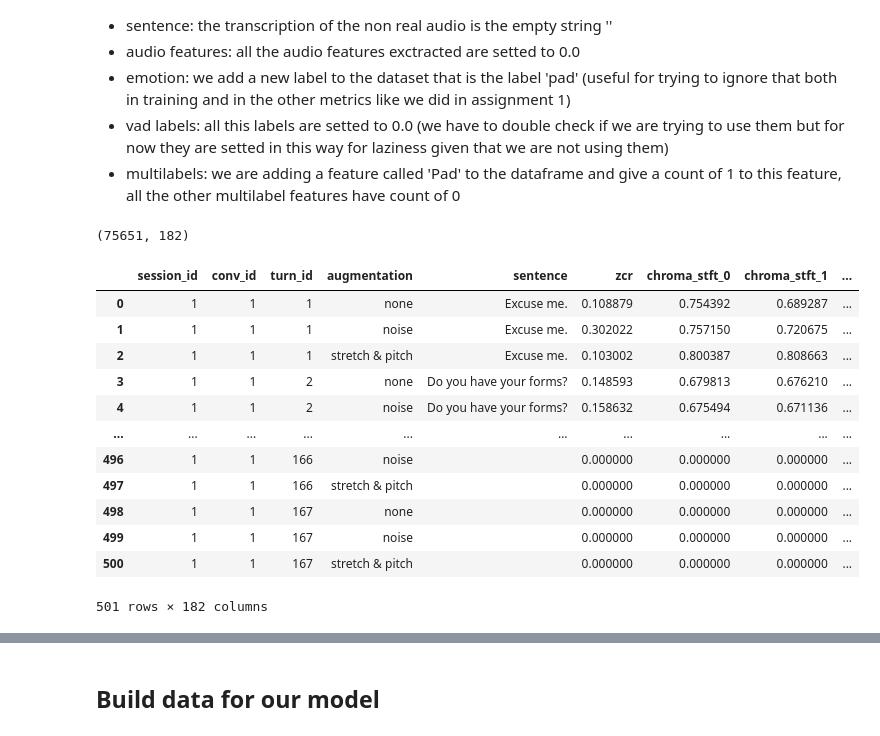
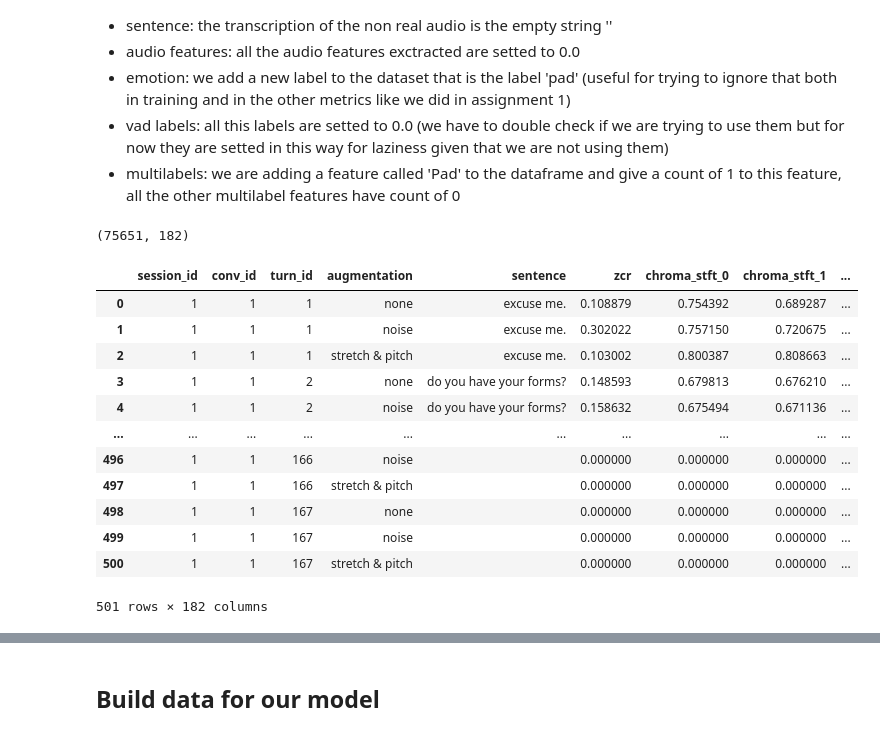
Before and after one commit to eskinderit/A-comparison-of-small-and-large-uni-multi-modal-language-models-for-sentiment-analysis-, a Jupyter notebook: IEMOCAP.ipynb, the cells around one changed output, grey strips where cells are left out. Cells and saved outputs as stored; diff of their text form; code cells hidden in the pictures.

```diff
--- a/IEMOCAP.ipynb
+++ b/IEMOCAP.ipynb
@@ -407,14 +482,14 @@ override_features = False
 if override_features:
     augmentations = {0: 'none', 1: 'noise', 2: 'stretch & pitch'}
     X, Y , paths = [], [], []
-    path = df.iloc[0,4]
+    path = new_df.iloc[0,4]
     feature, label = get_features(path, get_label='True')
     label = ['session_id', 'conv_id', 'turn_id', 'augmentation'] + label
     for i, ele in enumerate(feature):
-        X.append(df.iloc[0,:3].tolist() + [augmentations[i]] + ele.tolist())
+        X.append(new_df.iloc[0,:3].tolist() + [augmentations[i]] + ele.tolist())
         Y.append(emotion)
         paths.append(path)
-    for sid, cid, tid, path, emotion in tqdm(zip(df[1:].session_id, df[1:].conv_id, df[1:].turn_id, df[1:].path, df[1:].emotion)):
+    for sid, cid, tid, path, emotion in tqdm(zip(new_df[1:].session_id, new_df[1:].conv_id, new_df[1:].turn_id, new_df[1:].path, new_df[1:].emotion)):
         feature = get_features(path)
         for i, ele in enumerate(feature):
             X.append([sid, cid, tid, augmentations[i]] + ele.tolist())
@@ -424,8 +499,9 @@ if override_features:
     Features['emotion'] = Y
     Features.to_csv('features.csv', index=False)
 Features = pd.read_csv('features.csv')
-new_df = df.set_index(["session_id", "conv_id", "turn_id"]).join(Features.set_index(["session_id", "conv_id", "turn_id"]), lsuffix='_caller').reset_index()\
-.drop(['path','emotion_caller'], axis=1).reindex(columns = list(df.columns[:3]) + [Features.columns[3], df.columns[3]] + list(Features.columns[4:-1]) + list(df.columns[5:]))
+num_audio_features = len(Features.columns[4:-1])
+new_df = new_df.set_index(["session_id", "conv_id", "turn_id"]).join(Features.set_index(["session_id", "conv_id", "turn_id"]), lsuffix='_caller').reset_index()\
+.drop(['path','emotion_caller'], axis=1).reindex(columns = list(new_df.columns[:3]) + [Features.columns[3], new_df.columns[3]] + list(Features.columns[4:-1]) + list(new_df.columns[5:]))
 print(new_df.shape)
 new_df.head()
 # %% [output]
@@ -448,28 +524,28 @@ for the turns that aren't real we fill the features of the dataframe in this way
 - vad labels: all this labels are setted to 0.0 (we have to double check if we are trying to use them but for now they are setted in this way for laziness given that we are not using them)
 - multilabels: we are adding a feature called 'Pad' to the dataframe and give a count of 1 to this feature, all the other multilabel features have count of 0
 # %%
-padded_df = pd.DataFrame(data=list(product(new_df.conv_id.unique(), np.arange(1, max_conv_length+1), new_df.augmentation.unique())),columns=['conv_id', 'turn_id', 'augmentation'])
-padded_df = pd.merge(new_df, padded_df, how='right', on=['conv_id', 'turn_id', 'augmentation'])
+padded_augmented_df = pd.DataFrame(data=list(product(new_df.conv_id.unique(), np.arange(1, max_conv_length+1), new_df.augmentation.unique())),columns=['conv_id', 'turn_id', 'augmentation'])
+padded_augmented_df = pd.merge(new_df, padded_augmented_df, how='right', on=['conv_id', 'turn_id', 'augmentation'])
 multilabels = ['Anger',	'Happiness',	'Sadness',	'Neutral',	'Frustration',	'Excited',	'Fear',	'Surprise',	'Disgust',	'Other']
 conv_to_session = {c:s for s,c in zip(conv_counts_df.session_id, conv_counts_df.conv_id)}
-padded_df.session_id = padded_df.conv_id.apply(lambda c: conv_to_session[c]) # session_id fillna
-padded_df.sentence = padded_df.sentence.fillna('') # sentence fillna
-padded_df.iloc[:, 5:167] = padded_df.iloc[:, 5:167].fillna(0) # audio features fillna
-padded_df.emotion = padded_df.emotion.fillna('pad') # emotion label fillna
-padded_df.iloc[:, 168:171] = padded_df.iloc[:, 168:171].fillna(0) # VAD label fillna
+padded_augmented_df.session_id = padded_augmented_df.conv_id.apply(lambda c: conv_to_session[c]) # session_id fillna
+padded_augmented_df.sentence = padded_augmented_df.sentence.fillna('') # sentence fillna
+padded_augmented_df.iloc[:, 5:167] = padded_augmented_df.iloc[:, 5:167].fillna(0) # audio features fillna
+padded_augmented_df.emotion = padded_augmented_df.emotion.fillna('pad') # emotion label fillna
+padded_augmented_df.iloc[:, 168:171] = padded_augmented_df.iloc[:, 168:171].fillna(0) # VAD label fillna
  # adding Pad multilabel label and fillna of the other multilabel labels
-padded_df.iloc[:, 171:] = padded_df.iloc[:, 171:].fillna(0); padded_df["Pad"]= 0; padded_df.iloc[padded_df.emotion == 'pad', -1] = 1
-padded_df = padded_df.astype({ml:'int' for ml in multilabels})
-print(padded_df.shape)
-padded_df[padded_df.conv_id == 1] # conv_id 97 is the longest conversation
+padded_augmented_df.iloc[:, 171:] = padded_augmented_df.iloc[:, 171:].fillna(0); padded_augmented_df["Pad"]= 0; padded_augmented_df.iloc[padded_augmented_df.emotion == 'pad', -1] = 1
+padded_augmented_df = padded_augmented_df.astype({ml:'int' for ml in multilabels})
+print(padded_augmented_df.shape)
+padded_augmented_df[padded_augmented_df.conv_id == 1] # conv_id 97 is the longest conversation
 # %% [output]
 (75651, 182)
 |  | session_id | conv_id | turn_id | augmentation | sentence | zcr | chroma_stft_0 | chroma_stft_1 | ... |
-| 0 | 1 | 1 | 1 | none | Excuse me. | 0.108879 | 0.754392 | 0.689287 | ... |
-| 1 | 1 | 1 | 1 | noise | Excuse me. | 0.302022 | 0.757150 | 0.720675 | ... |
-| 2 | 1 | 1 | 1 | stretch & pitch | Excuse me. | 0.103002 | 0.800387 | 0.808663 | ... |
-| 3 | 1 | 1 | 2 | none | Do you have your forms? | 0.148593 | 0.679813 | 0.676210 | ... |
-| 4 | 1 | 1 | 2 | noise | Do you have your forms? | 0.158632 | 0.675494 | 0.671136 | ... |
+| 0 | 1 | 1 | 1 | none | excuse me. | 0.108879 | 0.754392 | 0.689287 | ... |
+| 1 | 1 | 1 | 1 | noise | excuse me. | 0.302022 | 0.757150 | 0.720675 | ... |
+| 2 | 1 | 1 | 1 | stretch & pitch | excuse me. | 0.103002 | 0.800387 | 0.808663 | ... |
+| 3 | 1 | 1 | 2 | none | do you have your forms? | 0.148593 | 0.679813 | 0.676210 | ... |
+| 4 | 1 | 1 | 2 | noise | do you have your forms? | 0.158632 | 0.675494 | 0.671136 | ... |
 | ... | ... | ... | ... | ... | ... | ... | ... | ... | ... |
 | 496 | 1 | 1 | 166 | noise |  | 0.000000 | 0.000000 | 0.000000 | ... |
 | 497 | 1 | 1 | 166 | stretch & pitch |  | 0.000000 | 0.000000 | 0.000000 | ... |
```
Also changed, not shown: parts of 23 cells of this notebook.
